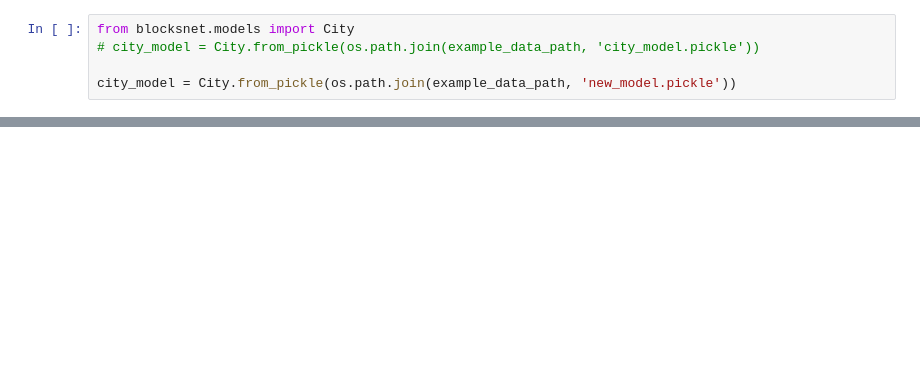
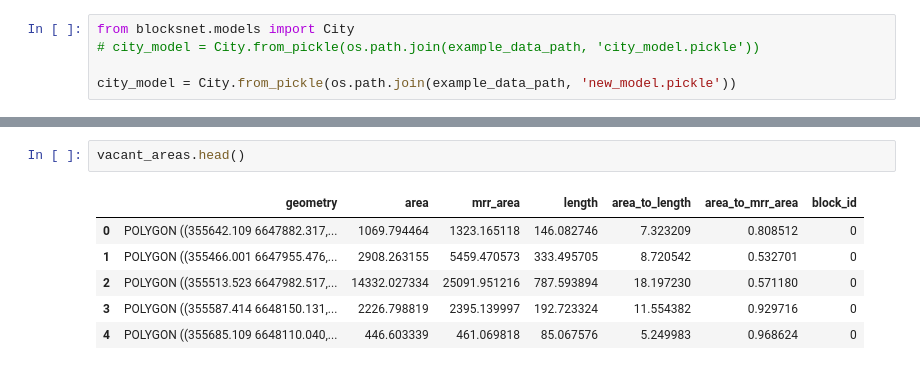
Before and after one commit to aimclub/blocksnet, a Jupyter notebook: examples/5 vacant_area.ipynb, the cells around one changed output, grey strips where cells are left out. Saved outputs shown, nothing was run; the diff lists cells and outputs as text; blank space fills up the shorter version.

```diff
--- a/examples/5 vacant_area.ipynb
+++ b/examples/5 vacant_area.ipynb
@@ -36,0 +18,9 @@ result.explore()
+# %%
+vacant_areas.head()
+# %% [output]
+|  | geometry | area | mrr_area | length | area_to_length | area_to_mrr_area | block_id |
+| 0 | POLYGON ((355642.109 6647882.317,... | 1069.794464 | 1323.165118 | 146.082746 | 7.323209 | 0.808512 | 0 |
+| 1 | POLYGON ((355466.001 6647955.476,... | 2908.263155 | 5459.470573 | 333.495705 | 8.720542 | 0.532701 | 0 |
+| 2 | POLYGON ((355513.523 6647982.517,... | 14332.027334 | 25091.951216 | 787.593894 | 18.197230 | 0.571180 | 0 |
+| 3 | POLYGON ((355587.414 6648150.131,... | 2226.798819 | 2395.139997 | 192.723324 | 11.554382 | 0.929716 | 0 |
+| 4 | POLYGON ((355685.109 6648110.040,... | 446.603339 | 461.069818 | 85.067576 | 5.249983 | 0.968624 | 0 |
```
Also changed, not shown: parts of 7 cells of this notebook, 2 other files.
